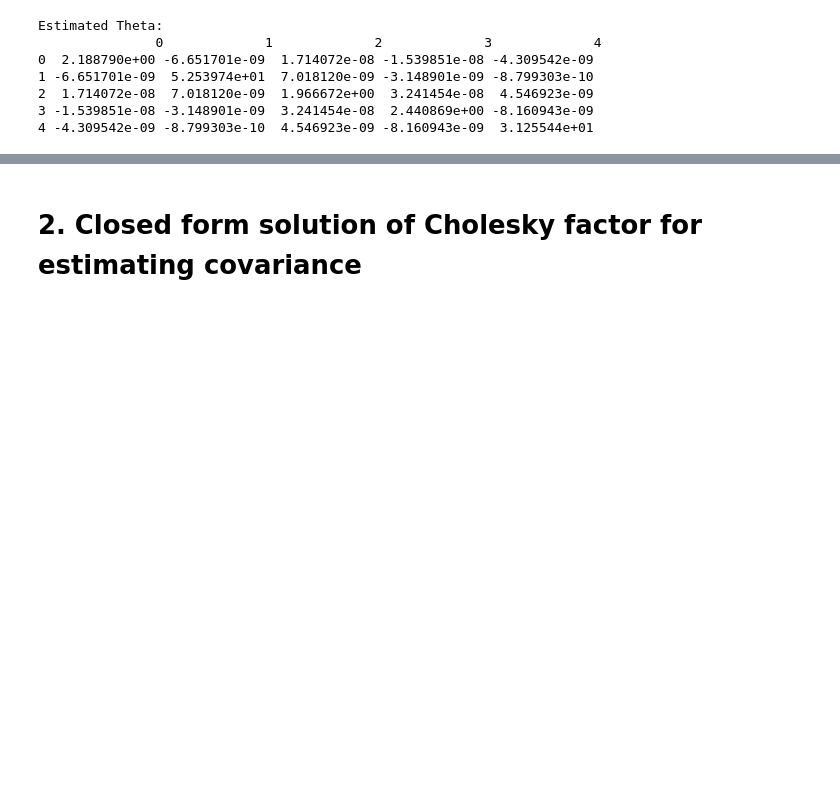
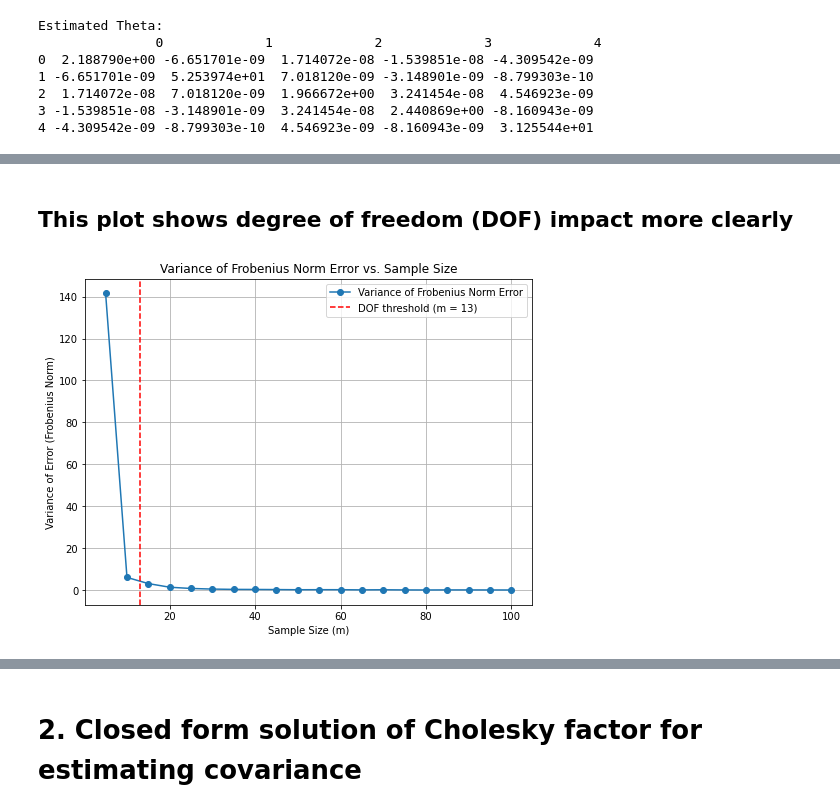
Before and after one commit to kingsleyyeon/PrecisionMatEst, a Jupyter notebook: scalinglimits.ipynb, the cells around one changed output, grey strips where cells are left out. Cells and saved outputs as stored; diff of their text form; code cells hidden in the pictures; blank space fills up the shorter version.

```diff
--- a/scalinglimits.ipynb
+++ b/scalinglimits.ipynb
@@ -139,0 +241,20 @@ pd.DataFrame(Theta_est)
+# %% [markdown]
+## This plot shows degree of freedom (DOF) impact more clearly
+# %%
+plt.figure(figsize=(8, 6))
+plt.plot(list(error_variances.keys()),
+           list(error_variances.values()),
+           marker='o',
+           label='Variance of Frobenius Norm Error')
+
+plt.xlabel("Sample Size (m)")
+plt.ylabel("Variance of Error (Frobenius Norm)")
+plt.title("Variance of Frobenius Norm Error vs. Sample Size")
+plt.axvline(x=dof_threshold, color='red', linestyle='--',
+            label=f'DOF threshold (m = {dof_threshold})')
+
+plt.legend()
+plt.grid(True)
+plt.show()
+# %% [output]
+[figure, added]
```
Also changed, not shown: parts of 7 cells of this notebook.
